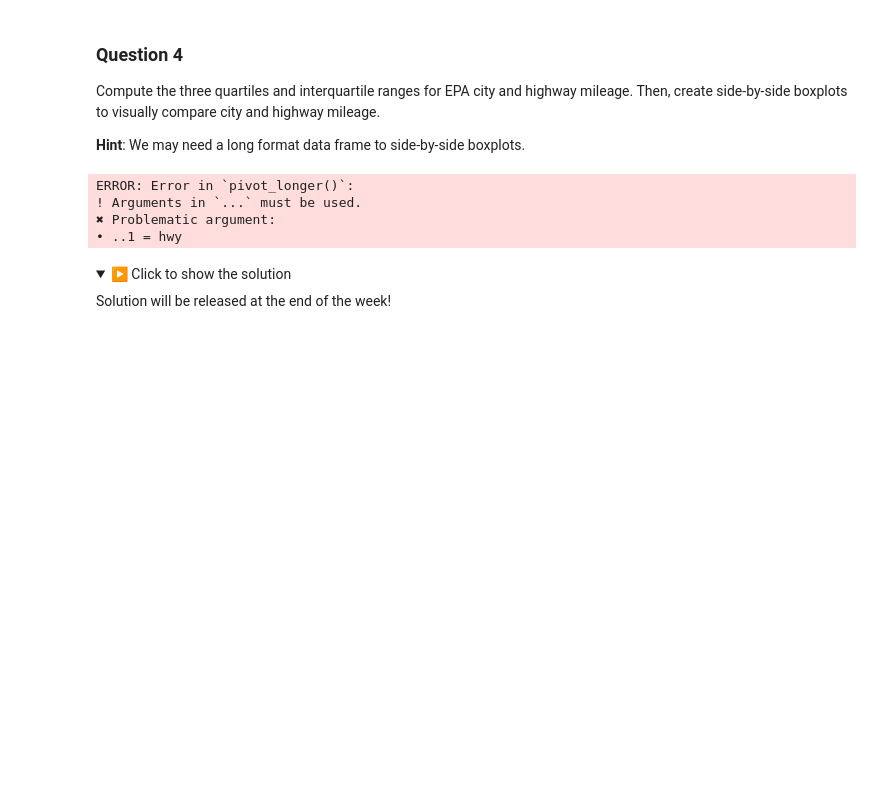
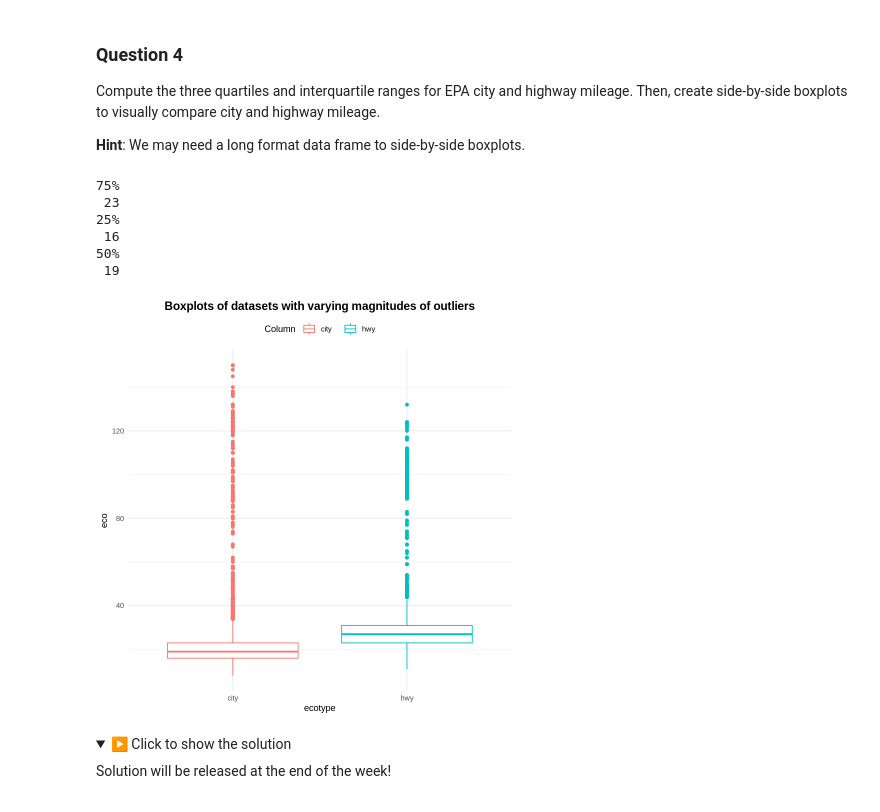
Before and after one commit to bobotheguy/MXB107, a Jupyter notebook: notebooks/Week_2.ipynb, the cells around one changed output. Drawn from its saved outputs; the diff is of its cells as text; code cells hidden in the pictures; folded sections open; blank space fills up the shorter version.

```diff
--- a/notebooks/Week_2.ipynb
+++ b/notebooks/Week_2.ipynb
@@ -1308,29 +1316,41 @@ Compute the three quartiles and interquartile ranges for EPA city and highway mi
 
 **Hint**: We may need a long format data frame to side-by-side boxplots.
 # %%
+q75 = quantile(epa_data$city,probs = 0.75)
+q25 = quantile(epa_data$city,probs = 0.25)
+
+q50 = quantile(epa_data$city,probs = 0.5)
+
+print(q75)
+print(q25)
+print(q50)
+
 epa_data %>%
-  pivot_longer(cols = city, hwy,
-               names_to = "Fuel Economy",
-               values_to = "Value") %>%
-  mutate(Dataset = factor(Dataset, levels = colnames(X))) -> longX #This is to preserved the column orders in the original dataframe `X`
-  #instead of sorting alphabetically.
+  pivot_longer(
+  col = c(city, hwy),
+  names_to = "ecotype",
+  values_to = "eco"
+  ) ->long_epa
 
-longX %>% ggplot(aes(x = Dataset, y = Value, color = Dataset)) +
+long_epa %>% ggplot(aes(x = ecotype, y = eco, color = ecotype)) +
                  geom_boxplot() +
                  labs(
                       title = "Boxplots of datasets with varying magnitudes of outliers",
-                      x = "Column", y = "Value", color = "Column"
+                      x = "ecotype", y = "eco", color = "Column"
                       ) +
                  theme_minimal() +
                  theme(
                        plot.title = element_text(face = "bold", size = 14, hjust = 0.5),
                        legend.position = "top"
                  )
 # %% [output]
-ERROR: Error in `pivot_longer()`:
-! Arguments in `...` must be used.
-✖ Problematic argument:
-• ..1 = hwy
+75%
+ 23
+25%
+ 16
+50%
+ 19
+[figure, added]
 # %% [markdown]
 
 
```
Also changed, not shown: parts of 1 cell of this notebook.
